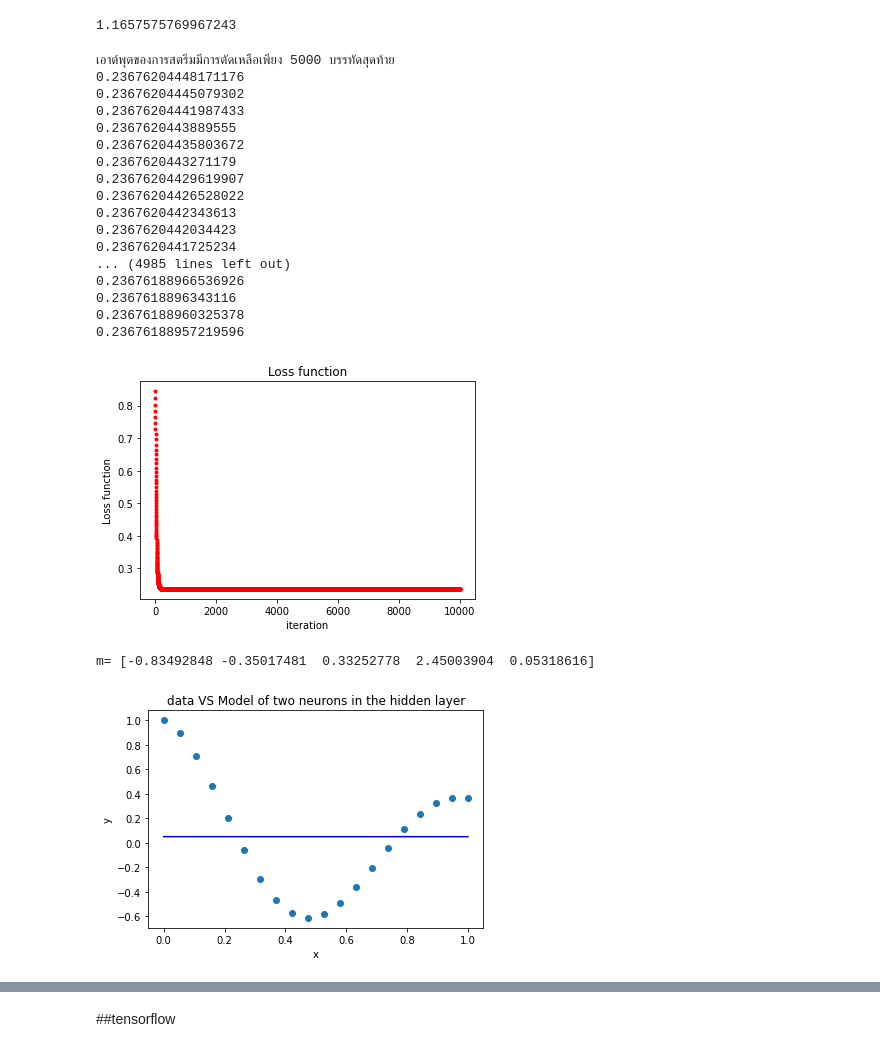
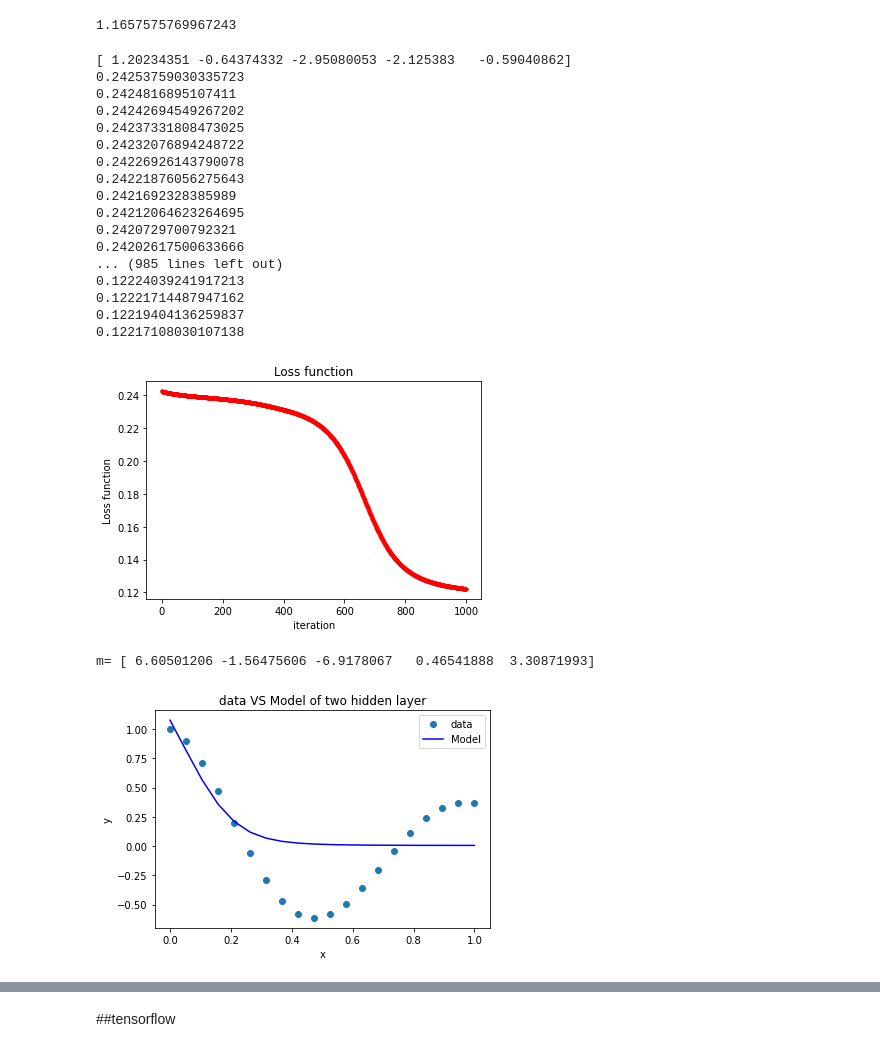
Before and after one commit to singhawat29/SCIP513_Deep_Learning, a Jupyter notebook: HW2_6537710.ipynb, the cells around one changed output, grey strips where cells are left out. Drawn from its saved outputs; the diff is of its cells as text; code cells hidden in the pictures.

```diff
--- a/HW2_6537710.ipynb
+++ b/HW2_6537710.ipynb
@@ -64,8 +64,9 @@ l
 # %%
 m0 = np.random.randn(3)
-s = 0.001
+n = len(x)
+s = 1
 print(m0)
-for i in range(2000):
+for i in range(3000):
     g = grad(m0,x,y,n)
     m = m0 - s*g
     print(loss(m,x,y,n))
@@ -75,6 +76,7 @@ for i in range(2000):
 plt.title('Loss function of one hidden layer')
 plt.xlabel("iteration")
 plt.ylabel("Loss function")
+#plt.legend(loc='upper right')
 plt.show()
 print("m=",m)
 # %% [output]
@@ -195,10 +198,12 @@ l
 [0.05001692 0.07677042 0.09629802 0.00471386 0.00761102 0.17858718]
 0.457329747312992
 # %%
+#the batch gradient descent method
 m0 = np.random.randn(6)
-s = 0.01
+n = len(x)
+s = 0.5
 print(m0)
-for i in range(10000):
+for i in range(1000):
     g = grad(m0,x,y,n)
     m = m0 - s*g
     print(loss(m,x,y,n))
@@ -250,0 +305,17 @@ plt.show()
+# %%
+w1 = m[0]
+b1 = m[1]
+v1 = m[2]
+w2 = m[3]
+b2 = m[4]
+v2 = m[5]
+alpha = w*x+b
+gamma = w2*x+b2
+y1 = v1*sig(alpha)+v2*sig(gamma)
+plt.plot(x,y,'o',  label="data")
+plt.plot(x,y1,'b-',  label="Model of the SGD")
+plt.title('data VS Model of two neurons in the hidden layer ')
+plt.xlabel("x")
+plt.ylabel("y")
+plt.legend(loc='upper right')
+plt.show()
@@ -335,40 +408,40 @@ l
 1.1657575769967243
 # %%
 m0 = np.random.randn(5)
-s = 0.01
+s = 1
 print(m0)
 for i in range(1000):
     g = grad(m0,x,y,n)
     m = m0 - s*g
     print(loss(m,x,y,n))
     #print(m)
     m0 = m
     plt.plot(i,loss(m,x,y,n),'.r')
 plt.title('Loss function')
 plt.xlabel("iteration")
 plt.ylabel("Loss function")
 plt.show()
 print("m=",m)
 # %% [output]
-เอาต์พุตของการสตรีมมีการตัดเหลือเพียง 5000 บรรทัดสุดท้าย
-0.23676204448171176
-0.23676204445079302
-0.23676204441987433
-0.2367620443889555
-0.23676204435803672
-0.2367620443271179
-0.23676204429619907
-0.23676204426528022
-0.2367620442343613
-0.2367620442034423
-0.2367620441725234
-... (4985 lines left out)
-0.23676188966536926
-0.2367618896343116
-0.23676188960325378
-0.23676188957219596
+[ 1.20234351 -0.64374332 -2.95080053 -2.125383   -0.59040862]
+0.24253759030335723
+0.2424816895107411
+0.24242694549267202
+0.24237331808473025
+0.24232076894248722
+0.24226926143790078
+0.24221876056275643
+0.2421692328385989
+0.24212064623264695
+0.2420729700792321
+0.24202617500633666
+... (985 lines left out)
+0.12224039241917213
+0.12221714487947162
+0.12219404136259837
+0.12217108030107138
-[figure, old version]
+[figure, new version]
-m= [-0.83492848 -0.35017481  0.33252778  2.45003904  0.05318616]
+m= [ 6.60501206 -1.56475606 -6.9178067   0.46541888  3.30871993]
 # %%
 w1 = m[0]
 b1 = m[1]
@@ -382,10 +455,11 @@ h2 = sig(gamma)
 y1 = v*h2
 plt.plot(x,y,'o',  label="data")
 plt.plot(x,y1,'b-',  label="Model")
-plt.title('data VS Model of two neurons in the hidden layer')
+plt.title('data VS Model of two hidden layer')
 plt.xlabel("x")
 plt.ylabel("y")
+plt.legend(loc='upper right')
 plt.show()
 # %% [output]
-[figure, old version]
+[figure, new version]
 # %%
```
Also changed, not shown: parts of 10 cells of this notebook.
